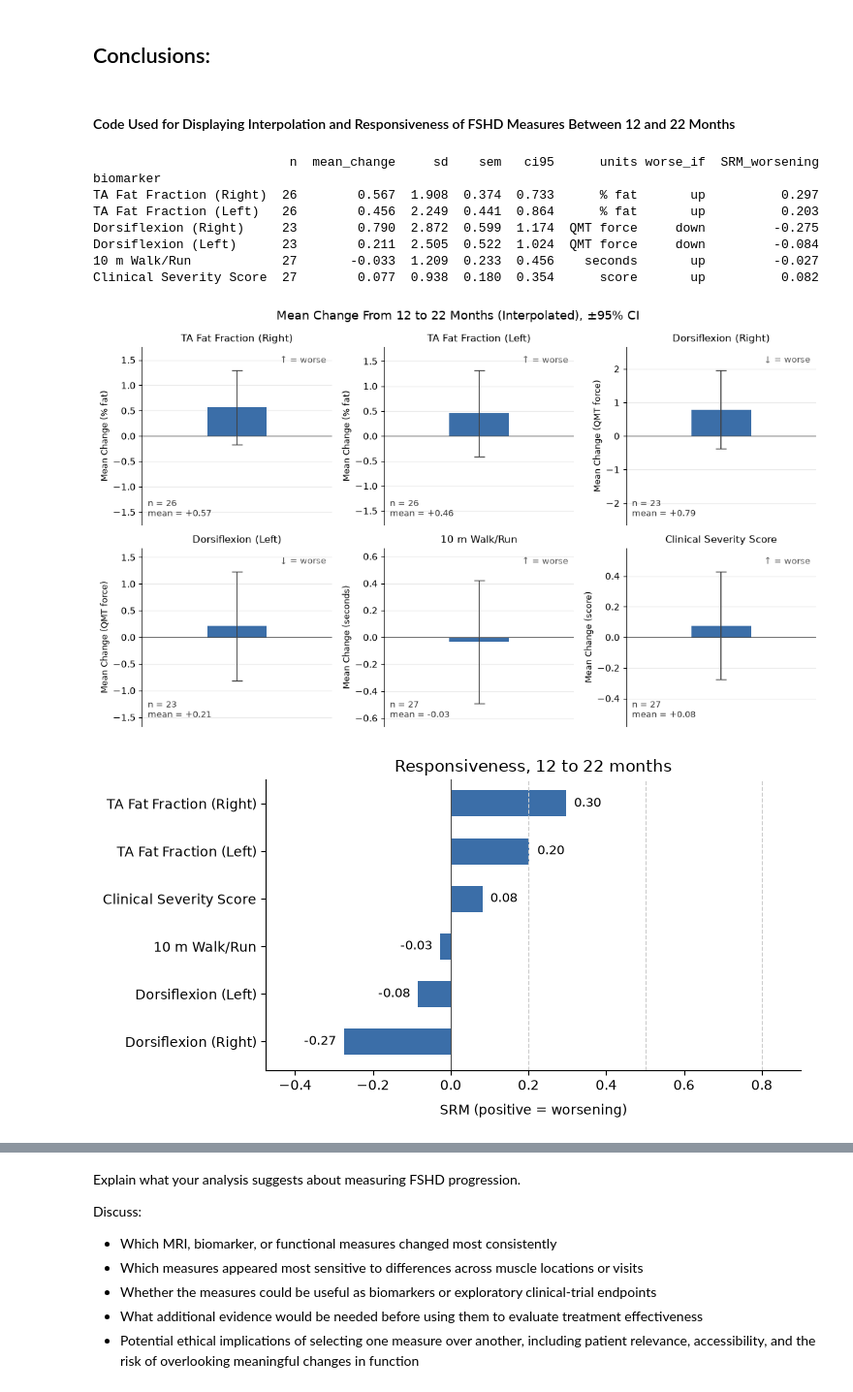
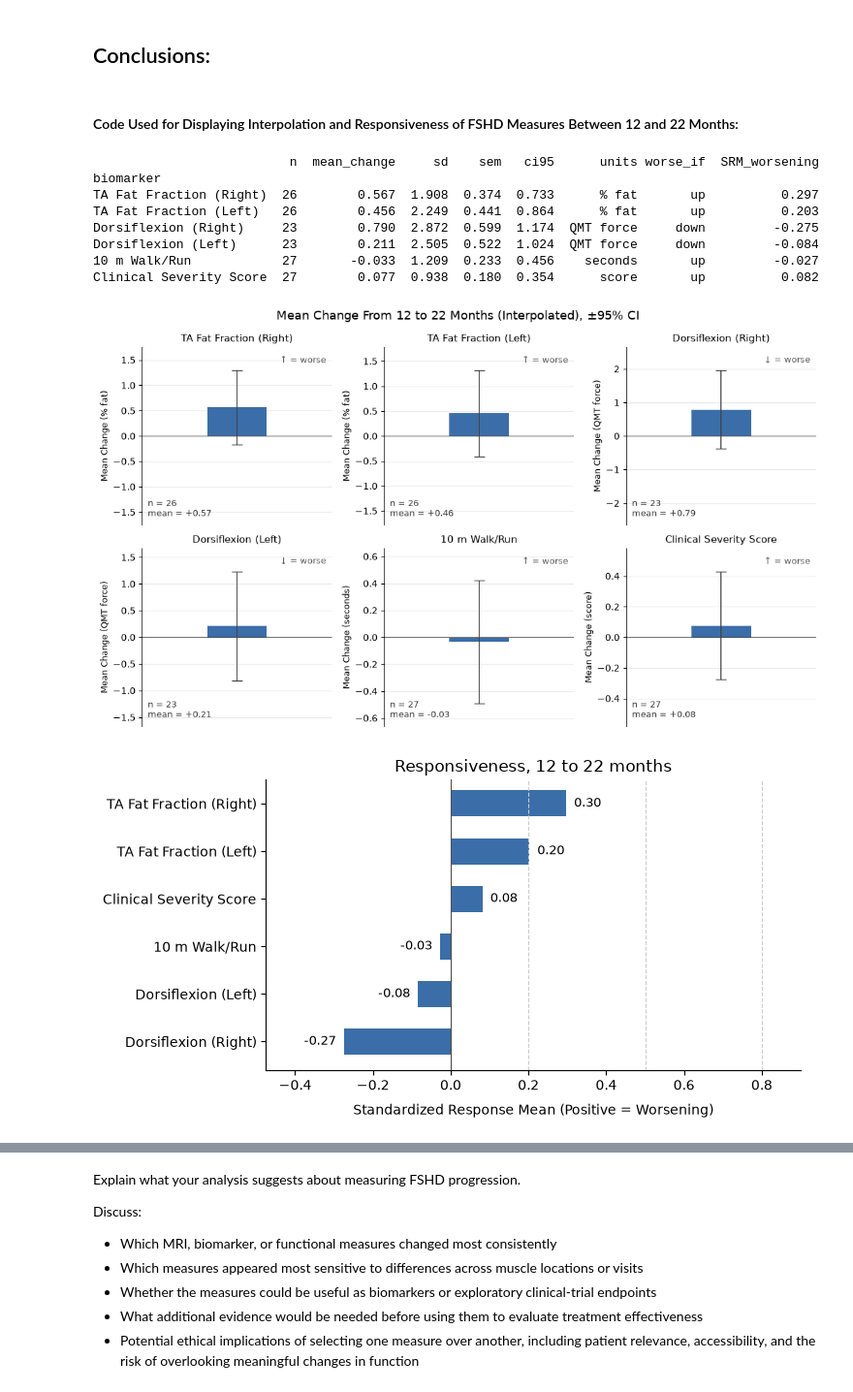
Before and after one commit to Rafah101/BME_2315_Module2, a Jupyter notebook: FSHD_Module2_Project.ipynb, the cells around one changed output, grey strips where cells are left out. Shown at 97% size. Drawn from its saved outputs; the diff is of its cells as text; code cells hidden in the pictures.

```diff
--- a/FSHD_Module2_Project.ipynb
+++ b/FSHD_Module2_Project.ipynb
@@ -263,7 +263,7 @@ Include:
 # %% [markdown]
 ## Conclusions:
 # %% [markdown]
-#### Code Used for Displaying Interpolation and Responsiveness of FSHD Measures Between 12 and 22 Months
+#### Code Used for Displaying Interpolation and Responsiveness of FSHD Measures Between 12 and 22 Months:
 # %%
 import pandas as pd # for data handling
 import numpy as np # for numerical calculations
@@ -351,7 +351,7 @@ ax.set_xlim(min(srm.min(), 0) - 0.2, max(srm.max(), 0.8) + 0.1)
 ax.set_ylim(-0.6, len(srm) - 0.5)
 for x in [0.2, 0.5, 0.8]:   # dashed reference lines at small, moderate, and large SRM thresholds
     ax.axvline(x, color="0.8", ls="--", lw=0.8)
-ax.set_xlabel("SRM (positive = worsening)", labelpad=8)
+ax.set_xlabel("Standardized Response Mean (Positive = Worsening)", labelpad=8)
 ax.set_title(f"Responsiveness, {TIME_1} to {TIME_2} months")
 ax.spines[["top", "right"]].set_visible(False)
 plt.tight_layout()
@@ -360,35 +360,35 @@ plt.show()
 # Plot measured values and interpolated estimates for a few example patients
 patients = ["1-0021", "1-0025", "13-0008"]
 colors = ["tab:blue", "tab:orange", "tab:green"]
 
 fig, axes = plt.subplots(2, 3, figsize=(13, 7))
 for ax, (name, (cols, units, worse)) in zip(axes.flat, BIOMARKERS.items()):
     for pid, color in zip(patients, colors):
         r = df[df["subject_id"] == pid].iloc[0]
         measured = pd.Series([r[c] for c in cols], index=[r[f"lag_months_{v}"] for v in V]).dropna()
         ax.plot(measured.index, measured.values, "-o", color=color, label=f"Patient {pid}")
         estimates = [interp_at(r, cols, TIME_1), interp_at(r, cols, TIME_2)]
         ax.plot([TIME_1, TIME_2], estimates, "D", mfc="white", mec=color, mew=2, ms=9)
     ax.set_title(name)
     ax.set_xlabel("Months Since Baseline")
     ax.set_ylabel(units)
 
-axes[0, 0].plot([], [], "D", mfc="white", mec="gray", mew=2, label="Interpolated estimate")
+axes[0, 0].plot([], [], "D", mfc="white", mec="gray", mew=2, label="Interpolated Estimate")
 fig.legend(*axes[0, 0].get_legend_handles_labels(), loc="lower center", ncol=4)
 fig.suptitle("Measured Values (Circles) and Interpolated Estimates (Diamonds)")
 plt.tight_layout(rect=[0, 0.06, 1, 1])
 plt.show()
 # %% [output]
                           n  mean_change     sd    sem   ci95      units worse_if  SRM_worsening
 biomarker
 TA Fat Fraction (Right)  26        0.567  1.908  0.374  0.733      % fat       up          0.297
 TA Fat Fraction (Left)   26        0.456  2.249  0.441  0.864      % fat       up          0.203
 Dorsiflexion (Right)     23        0.790  2.872  0.599  1.174  QMT force     down         -0.275
 Dorsiflexion (Left)      23        0.211  2.505  0.522  1.024  QMT force     down         -0.084
 10 m Walk/Run            27       -0.033  1.209  0.233  0.456    seconds       up         -0.027
 Clinical Severity Score  27        0.077  0.938  0.180  0.354      score       up          0.082
 [figure]
-[figure, old version]
+[figure, new version]
 [figure]
 # %% [markdown]
 Explain what your analysis suggests about measuring FSHD progression.
```
Also changed, not shown: parts of 1 cell of this notebook.
